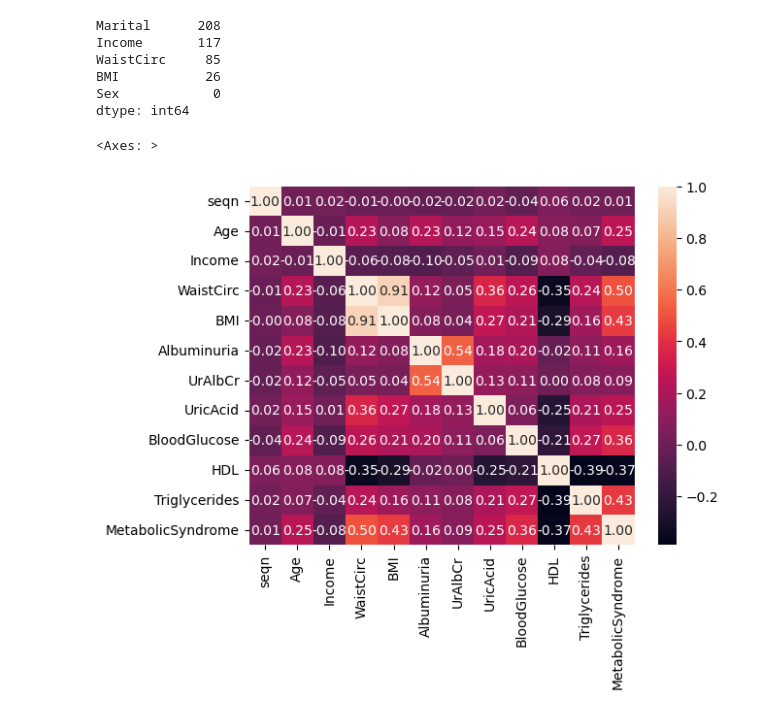
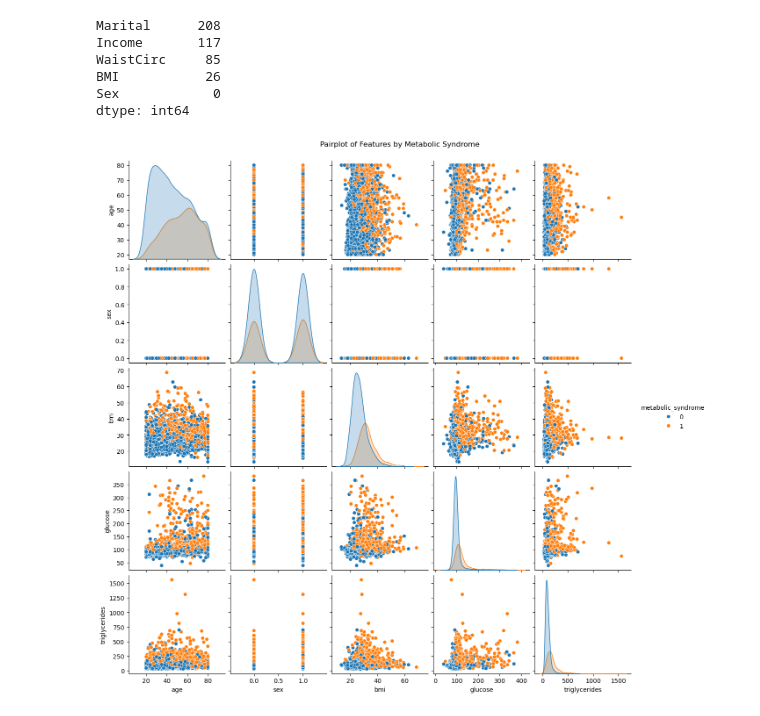
Before and after one commit to Charlie257-star/metabolic-risk-predictor, a Jupyter notebook: MetabolicSyndromePredictiveModel.ipynb, the cells around one changed output. Cells and saved outputs as stored; diff of their text form; code cells hidden in the pictures.

```diff
--- a/MetabolicSyndromePredictiveModel.ipynb
+++ b/MetabolicSyndromePredictiveModel.ipynb
@@ -43,11 +40,27 @@ WaistCirc     85
 BMI           26
 Sex            0
 dtype: int64
+# %%
+# Select important columns
+df = pd.read_csv("metabolic_risk_data.csv")
+df = df[['Age', 'Sex', 'BMI', 'BloodGlucose', 'Triglycerides', 'MetabolicSyndrome']]
+df.dropna(inplace=True)
+# %%
+#Clean and Prepare Data
+df.rename(columns={
+    'Age': 'age',
+    'Sex': 'sex',
+    'BMI': 'bmi',
+    'BloodGlucose': 'glucose',
+    'Triglycerides': 'triglycerides',
+    'MetabolicSyndrome': 'metabolic_syndrome'
+}, inplace=True)
+
+df['sex'] = df['sex'].map({'Male': 1, 'Female': 0})
 # %%
-# 3. EDA
-sns.histplot(df['Age'], kde=True)
-sns.boxplot(x='MetabolicSyndrome', y='BMI', data=df)
-sns.heatmap(df.select_dtypes(include=['float64', 'int64']).corr(), annot=True, fmt='.2f')
+# EDA (Optional)
+sns.pairplot(df, hue='metabolic_syndrome')
+plt.suptitle("Pairplot of Features by Metabolic Syndrome", y=1.02)
+plt.show()
 # %% [output]
-<Axes: >
-[figure, old version]
+[figure, new version]
```
Also changed, not shown: parts of 14 cells of this notebook.
